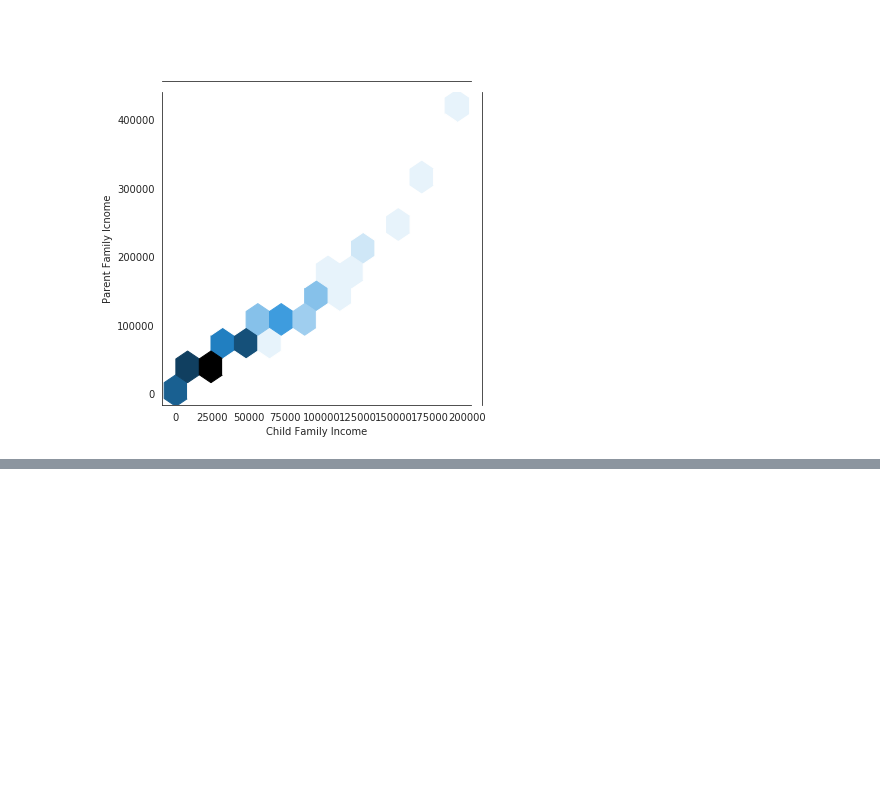
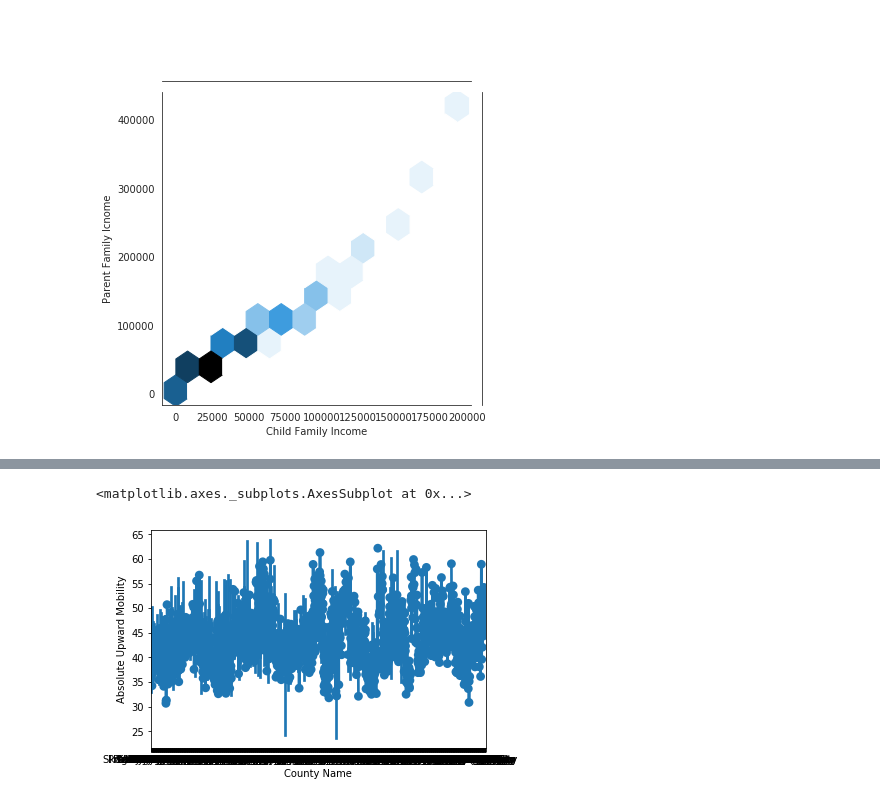
Before and after one commit to nateej1/AmericanDream_Geo, a Jupyter notebook: notebooks/01_exploration/20190823-ndj-EDA-EqualityOfOpportunity.ipynb, the cells around one changed output, grey strips where cells are left out. Cells and saved outputs as stored; diff of their text form; code cells hidden in the pictures; blank space fills up the shorter version.

Commit message:
updated map notebook. cleaned income datatable. decided on metric to label data for modeling

```diff
--- a/notebooks/01_exploration/20190823-ndj-EDA-EqualityOfOpportunity.ipynb
+++ b/notebooks/01_exploration/20190823-ndj-EDA-EqualityOfOpportunity.ipynb
@@ -180,2 +207,4 @@ Descriptive Statistics by County and Commuting Zone
 # %%
-county_stats = pd.read_excel('../../data/01_raw/Equality_Opportunity/online_data_tables.xls', sheet_name='Online Data Table 3', header=29)
+county_stats = pd.read_excel('../../data/01_raw/Equality_Opportunity/online_data_tables.xls',
+                             sheet_name='Online Data Table 3',
+                             header=[29, 30])  # This brings in the columns with a multi-indexed column
@@ -202,0 +219,5 @@ county_stats[county_stats['State']=="Maryland"]
+# %%
+county_wo_multidx = county_stats.T.reset_index(level=1, drop=True).T
+# %%
+county_mobility = pd.concat([county_wo_multidx.iloc[:, :5],
+                   county_wo_multidx.iloc[:, 5:].astype('float')], axis=1)
@@ -202,0 +258,3 @@ county_stats[county_stats['State']=="Maryland"]
+# %%
+#
+county_mobility['rank_diff'] = county_mobility['Absolute Upward Mobility'] - 25
@@ -202,0 +285,5 @@ county_stats[county_stats['State']=="Maryland"]
+# %%
+sns.pointplot(x = county_mobility['County Name'].dropna(), y = county_mobility['Absolute Upward Mobility'].dropna())
+# %% [output]
+<matplotlib.axes._subplots.AxesSubplot at 0x...>
+[figure, added]
```
Also changed, not shown: parts of 22 cells of this notebook, 6 other files.
